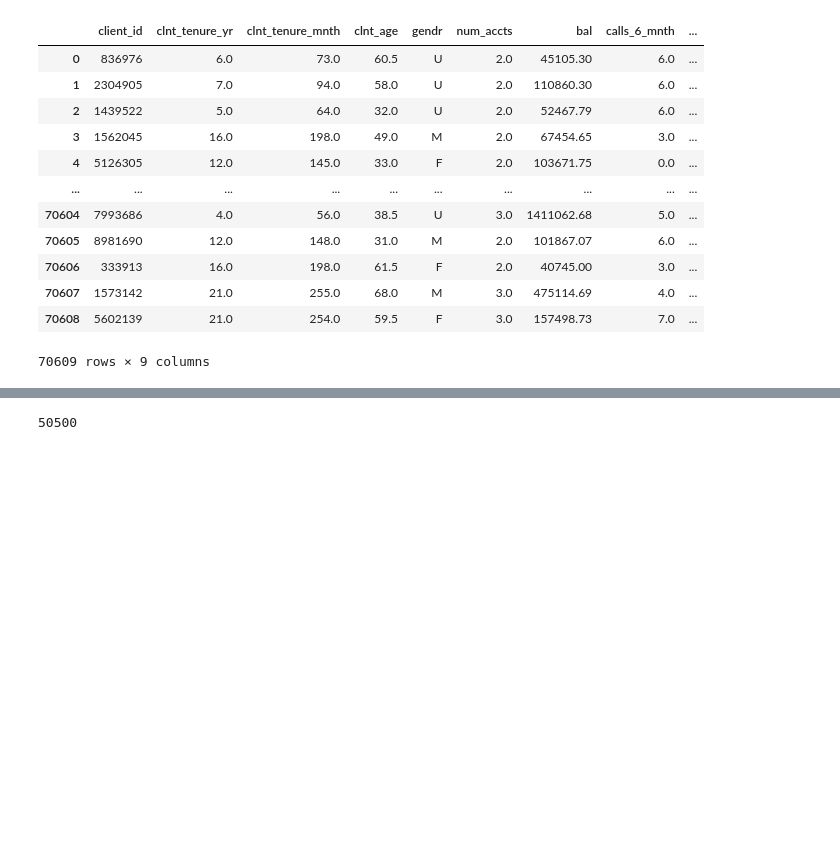
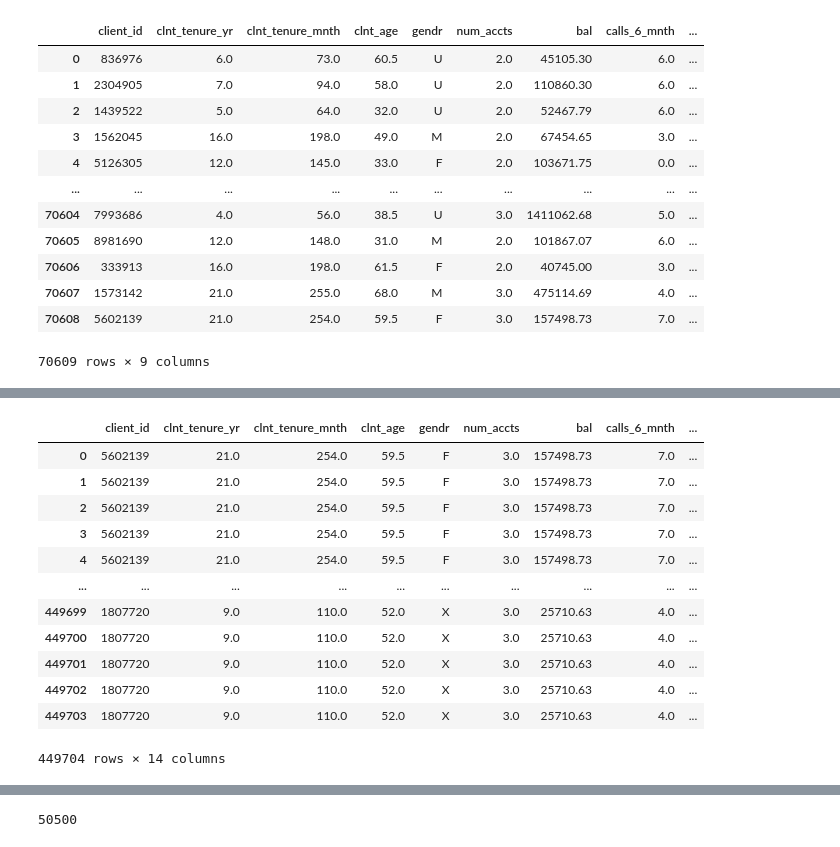
Before and after one commit to aicanizares/vanguard-ab-test, a Jupyter notebook: vanguard.ipynb, the cells around one changed output, grey strips where cells are left out. Drawn from its saved outputs; the diff is of its cells as text; code cells hidden in the pictures; blank space fills up the shorter version.

```diff
--- a/vanguard.ipynb
+++ b/vanguard.ipynb
@@ -200,6 +210,22 @@ dtype: int64
 df_merged.dropna(subset=['Variation'], inplace=True)
 # %%
 df_merged = df_merged.dropna(subset=['Variation'])
+# %%
+df_merged
+# %% [output]
+|  | client_id | clnt_tenure_yr | clnt_tenure_mnth | clnt_age | gendr | num_accts | bal | calls_6_mnth | ... |
+| 0 | 5602139 | 21.0 | 254.0 | 59.5 | F | 3.0 | 157498.73 | 7.0 | ... |
+| 1 | 5602139 | 21.0 | 254.0 | 59.5 | F | 3.0 | 157498.73 | 7.0 | ... |
+| 2 | 5602139 | 21.0 | 254.0 | 59.5 | F | 3.0 | 157498.73 | 7.0 | ... |
+| 3 | 5602139 | 21.0 | 254.0 | 59.5 | F | 3.0 | 157498.73 | 7.0 | ... |
+| 4 | 5602139 | 21.0 | 254.0 | 59.5 | F | 3.0 | 157498.73 | 7.0 | ... |
+| ... | ... | ... | ... | ... | ... | ... | ... | ... | ... |
+| 449699 | 1807720 | 9.0 | 110.0 | 52.0 | X | 3.0 | 25710.63 | 4.0 | ... |
+| 449700 | 1807720 | 9.0 | 110.0 | 52.0 | X | 3.0 | 25710.63 | 4.0 | ... |
+| 449701 | 1807720 | 9.0 | 110.0 | 52.0 | X | 3.0 | 25710.63 | 4.0 | ... |
+| 449702 | 1807720 | 9.0 | 110.0 | 52.0 | X | 3.0 | 25710.63 | 4.0 | ... |
+| 449703 | 1807720 | 9.0 | 110.0 | 52.0 | X | 3.0 | 25710.63 | 4.0 | ... |
+449704 rows × 14 columns
 # %%
 df_merged.isna().sum()
 # %% [output]
```
Also changed, not shown: parts of 36 cells of this notebook.
